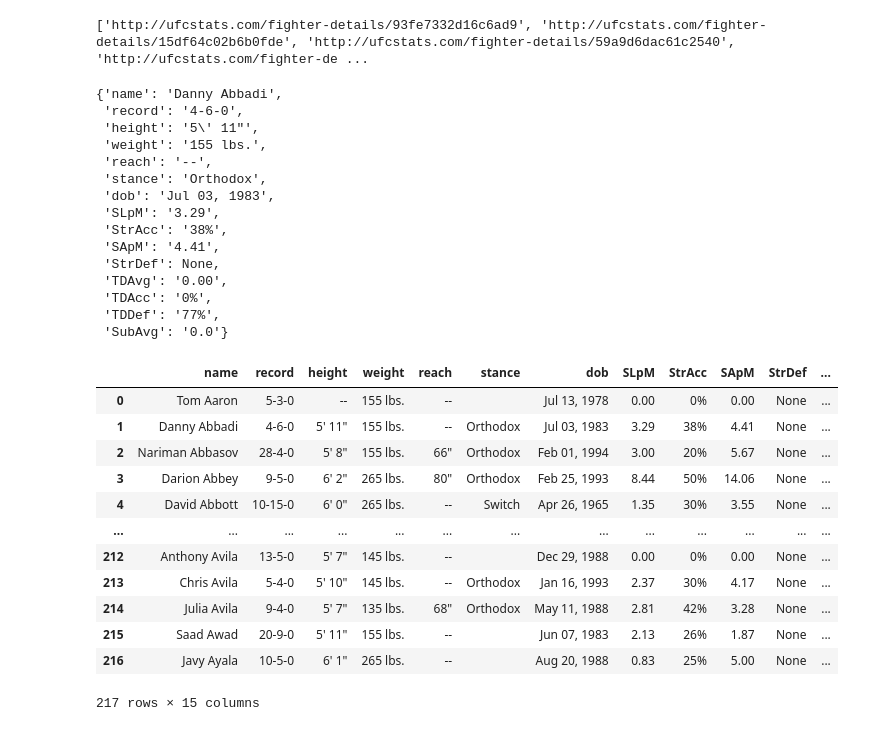
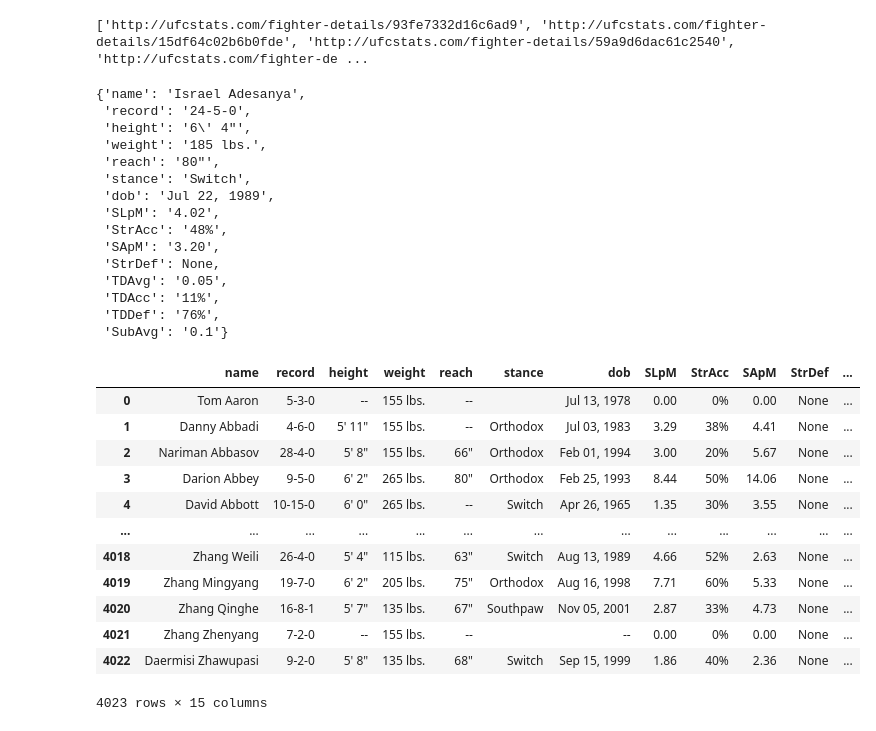
Before and after one commit to LLWICK/UFC-Fight-Winner-Predictor-Machine-learning, a Jupyter notebook: data_scraper/data_scraper.ipynb, the cells around one changed output. Cells and saved outputs as stored; diff of their text form; code cells hidden in the pictures.

Commit message:
scraped fighter specific details
and export them as a separate dataframe

```diff
--- a/data_scraper/data_scraper.ipynb
+++ b/data_scraper/data_scraper.ipynb
@@ -422,24 +422,24 @@ def scrape_fighter_basic_and_stats(url):
         **career_stats
     }
 # %%
-fighter_url="http://ufcstats.com/fighter-details/15df64c02b6b0fde"
+fighter_url="http://ufcstats.com/fighter-details/1338e2c7480bdf9e"
 scrape_fighter_basic_and_stats(fighter_url)
 # %% [output]
-{'name': 'Danny Abbadi',
- 'record': '4-6-0',
- 'height': '5\' 11"',
- 'weight': '155 lbs.',
- 'reach': '--',
- 'stance': 'Orthodox',
- 'dob': 'Jul 03, 1983',
- 'SLpM': '3.29',
- 'StrAcc': '38%',
- 'SApM': '4.41',
+{'name': 'Israel Adesanya',
+ 'record': '24-5-0',
+ 'height': '6\' 4"',
+ 'weight': '185 lbs.',
+ 'reach': '80"',
+ 'stance': 'Switch',
+ 'dob': 'Jul 22, 1989',
+ 'SLpM': '4.02',
+ 'StrAcc': '48%',
+ 'SApM': '3.20',
  'StrDef': None,
- 'TDAvg': '0.00',
- 'TDAcc': '0%',
- 'TDDef': '77%',
- 'SubAvg': '0.0'}
+ 'TDAvg': '0.05',
+ 'TDAcc': '11%',
+ 'TDDef': '76%',
+ 'SubAvg': '0.1'}
 # %%
 def full_fighter_detail_scraper(letter,end_page):
 
@@ -460,22 +460,24 @@ def full_fighter_detail_scraper(letter,end_page):
 
     df = pd.DataFrame(fighter_details)
     return df
+# %%
+df_fighters_final = pd.DataFrame()
 # %%
-
-ff_df = full_fighter_detail_scraper('a',9)
+f1_df = full_fighter_detail_scraper('z',1)
+df_fighters_final = pd.concat([df_fighters_final,f1_df], ignore_index=True)
 # %%
-ff_df
+df_fighters_final
 # %% [output]
 |  | name | record | height | weight | reach | stance | dob | SLpM | StrAcc | SApM | StrDef | ... |
 | 0 | Tom Aaron | 5-3-0 | -- | 155 lbs. | -- |  | Jul 13, 1978 | 0.00 | 0% | 0.00 | None | ... |
 | 1 | Danny Abbadi | 4-6-0 | 5' 11" | 155 lbs. | -- | Orthodox | Jul 03, 1983 | 3.29 | 38% | 4.41 | None | ... |
 | 2 | Nariman Abbasov | 28-4-0 | 5' 8" | 155 lbs. | 66" | Orthodox | Feb 01, 1994 | 3.00 | 20% | 5.67 | None | ... |
 | 3 | Darion Abbey | 9-5-0 | 6' 2" | 265 lbs. | 80" | Orthodox | Feb 25, 1993 | 8.44 | 50% | 14.06 | None | ... |
 | 4 | David Abbott | 10-15-0 | 6' 0" | 265 lbs. | -- | Switch | Apr 26, 1965 | 1.35 | 30% | 3.55 | None | ... |
 | ... | ... | ... | ... | ... | ... | ... | ... | ... | ... | ... | ... | ... |
-| 212 | Anthony Avila | 13-5-0 | 5' 7" | 145 lbs. | -- |  | Dec 29, 1988 | 0.00 | 0% | 0.00 | None | ... |
-| 213 | Chris Avila | 5-4-0 | 5' 10" | 145 lbs. | -- | Orthodox | Jan 16, 1993 | 2.37 | 30% | 4.17 | None | ... |
-| 214 | Julia Avila | 9-4-0 | 5' 7" | 135 lbs. | 68" | Orthodox | May 11, 1988 | 2.81 | 42% | 3.28 | None | ... |
-| 215 | Saad Awad | 20-9-0 | 5' 11" | 155 lbs. | -- |  | Jun 07, 1983 | 2.13 | 26% | 1.87 | None | ... |
-| 216 | Javy Ayala | 10-5-0 | 6' 1" | 265 lbs. | -- |  | Aug 20, 1988 | 0.83 | 25% | 5.00 | None | ... |
+| 4018 | Zhang Weili | 26-4-0 | 5' 4" | 115 lbs. | 63" | Switch | Aug 13, 1989 | 4.66 | 52% | 2.63 | None | ... |
+| 4019 | Zhang Mingyang | 19-7-0 | 6' 2" | 205 lbs. | 75" | Orthodox | Aug 16, 1998 | 7.71 | 60% | 5.33 | None | ... |
+| 4020 | Zhang Qinghe | 16-8-1 | 5' 7" | 135 lbs. | 67" | Southpaw | Nov 05, 2001 | 2.87 | 33% | 4.73 | None | ... |
+| 4021 | Zhang Zhenyang | 7-2-0 | -- | 155 lbs. | -- |  | -- | 0.00 | 0% | 0.00 | None | ... |
+| 4022 | Daermisi Zhawupasi | 9-2-0 | 5' 8" | 135 lbs. | 68" | Switch | Sep 15, 1999 | 1.86 | 40% | 2.36 | None | ... |
-217 rows × 15 columns
+4023 rows × 15 columns
```
Also changed, not shown: parts of 3 cells of this notebook, 1 other file.
